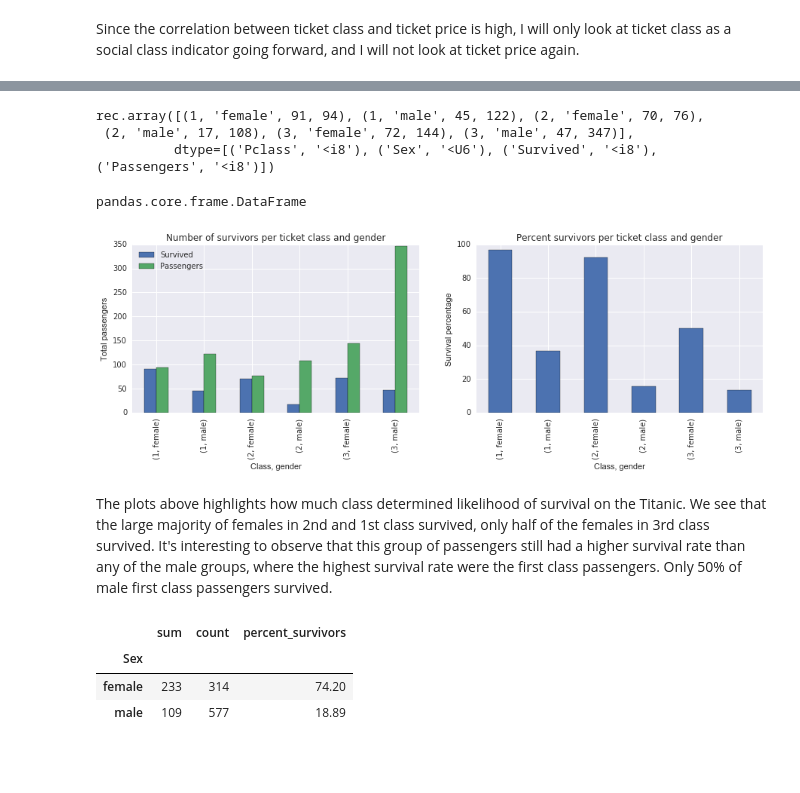
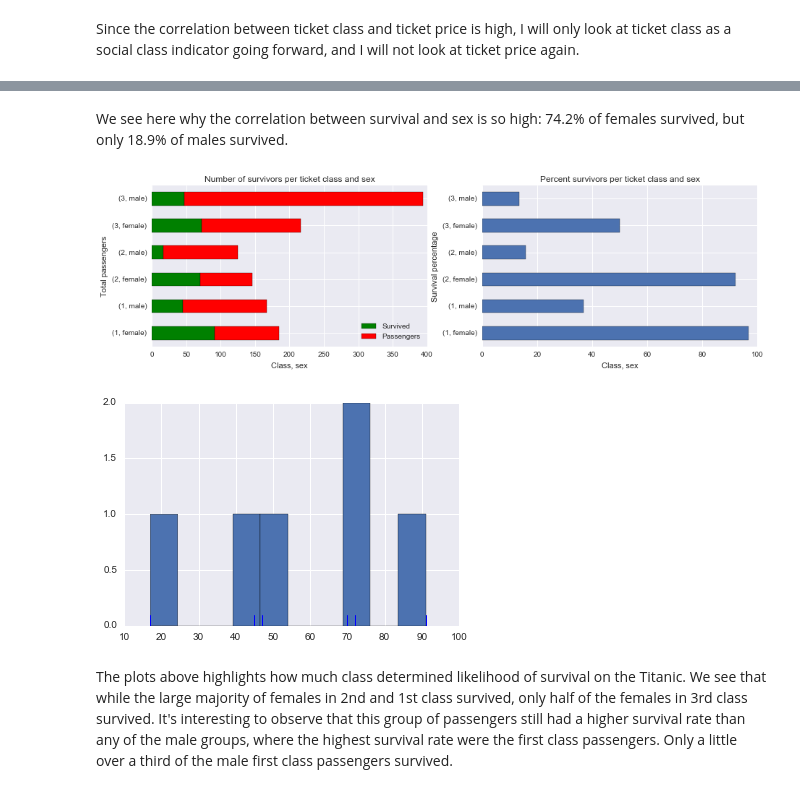
Before and after one commit to gisledb/udacity_nanodegree, a Jupyter notebook: ipython_notebooks/p2_investigate_dataset/p2_titanic.ipynb, the cells around one changed output, grey strips where cells are left out. Cells and saved outputs as stored; diff of their text form; code cells hidden in the pictures; blank space fills up the shorter version.

Commit message:
Further plot experiments. Made final plan. Added source section.

```diff
--- a/ipython_notebooks/p2_investigate_dataset/p2_titanic.ipynb
+++ b/ipython_notebooks/p2_investigate_dataset/p2_titanic.ipynb
@@ -422,82 +375,67 @@ display(listoflists)
-# %%
-gb_survival_class_gender[['Survived','Passengers']].to_records()
-# %% [output]
-rec.array([(1, 'female', 91, 94), (1, 'male', 45, 122), (2, 'female', 70, 76),
- (2, 'male', 17, 108), (3, 'female', 72, 144), (3, 'male', 47, 347)],
-          dtype=[('Pclass', '<i8'), ('Sex', '<U6'), ('Survived', '<i8'), ('Passengers', '<i8')])
-# %%
-type(gb_survival_class_gender[['Survived','Passengers']])
-# %% [output]
-pandas.core.frame.DataFrame
+# %% [markdown]
+We see here why the correlation between survival and sex is so high: 74.2% of females survived, but only 18.9% of males survived.
 # %%
-# col_labels = gb_survival_class_gender.index.levels[1]
-# row_labels = gb_survival_class_gender.index.levels[0]
+# col_labels = gb_survival_class_sex.index.levels[1]
+# row_labels = gb_survival_class_sex.index.levels[0]
 # table_vals = list()
 
 # for row in row_labels:
 #     for col in col_labels:
-#         table_vals.append(gb_survival_class_gender.loc[row,col]['percent_survived'])
+#         table_vals.append(gb_survival_class_sex.loc[row,col]['percent_survived'])
 
 #plt.subplot(1,2,1)
 fig,axes=plt.subplots(nrows=1,ncols=2,figsize=(15,4))
 
-plt.title("Number of survivors per ticket class and gender")
+plt.title("Number of survivors per ticket class and sex")
 
-gbplot1 = gb_survival_class_gender[['Survived','Passengers']].plot(kind='bar',ax=axes[0])
+gbplot1 = gb_survival_class_sex[['Survived','Passengers']].plot(
+    kind='barh',ax=axes[0],stacked=True,color=['g','r']
+)
 
 #gbplot.set_xticklabels(['females 1st class','males 1st class', 'females 2nd class',
 #                       'males 2nd class','females 3rd class', 'males 3rd class'])
 
-gbplot1.set_xlabel("Class, gender")
+gbplot1.set_xlabel("Class, sex")
 gbplot1.set_ylabel("Total passengers")
-gbplot1.set_title("Number of survivors per ticket class and gender")
+gbplot1.set_title("Number of survivors per ticket class and sex")
 
 #plt.subplot(2,1,2)
 
 
 #collabel=("col 1", "col 2","col 3")
-#the_table = gbplot.table(cellText=gb_survival_class_gender[['percent_survived']].to_records(),colLabels=collabel,loc='center')
+#the_table = gbplot.table(cellText=gb_survival_class_sex[['percent_survived']].to_records(),colLabels=collabel,loc='center')
 #----------
 # plt.subplot(2,1,2)
 # fig, axs =plt.subplots(2,1)
 # clust_data = np.random.random((10,3))
 # collabel=("col 1", "col 2", "col 3")
 # axs[0].axis('tight')
 # axs[0].axis('off')
 # the_table = axs[0].table(cellText=clust_data,colLabels=collabel,loc='center')
 
 # axs[1].plot(clust_data[:,0],clust_data[:,1])
 
 #----------
 
-gbplot2 = gb_survival_class_gender['percent_survived'].plot(kind='bar',ax=axes[1])
+gbplot2 = gb_survival_class_sex['percent_survived'].plot(kind='barh',ax=axes[1])
 
-gbplot2.set_xlabel("Class, gender")
+gbplot2.set_xlabel("Class, sex")
 gbplot2.set_ylabel("Survival percentage")
-gbplot2.set_title("Percent survivors per ticket class and gender")
+gbplot2.set_title("Percent survivors per ticket class and sex")
 
 plt.show()
 
 #plt.subplot(1,2,2)
 
 #plt.close()
 
-#gb_survival_class_gender.reset_index(level=1)
+#gb_survival_class_sex.reset_index(level=1)
 # %% [output]
-[figure, old version]
+[figure, new version]
+# %%
+plt.hist(gb_survival_class_sex['Survived'], alpha=1)
+sns.rugplot(gb_survival_class_sex['Survived']);
+# %% [output]
+[figure, added]
 # %% [markdown]
-The plots above highlights how much class determined likelihood of survival on the Titanic. We see that the large majority of females in 2nd and 1st class survived, only half of the females in 3rd class survived. It's interesting to observe that this group of passengers still had a higher survival rate than any of the male groups, where the highest survival rate were the first class passengers. Only 50% of male first class passengers survived.
+The plots above highlights how much class determined likelihood of survival on the Titanic. We see that while the large majority of females in 2nd and 1st class survived, only half of the females in 3rd class survived. It's interesting to observe that this group of passengers still had a higher survival rate than any of the male groups, where the highest survival rate were the first class passengers. Only a little over a third of the male first class passengers survived.
-# %%
-survival_by_gender = titanic.groupby('Sex')['Survived'].agg(['sum','count'])
-
-survival_by_gender['percent_survivors'] = round((survival_by_gender['sum'] / survival_by_gender['count']) * 100,2)
-
-
-
-HTML("<b>Plot to highlight gender ")
-survival_by_gender.plot
-# %% [output]
-|  | sum | count | percent_survivors |
-| Sex |  |  |  |
-| female | 233 | 314 | 74.20 |
-| male | 109 | 577 | 18.89 |
```
Also changed, not shown: parts of 28 cells of this notebook, 1 other file.
